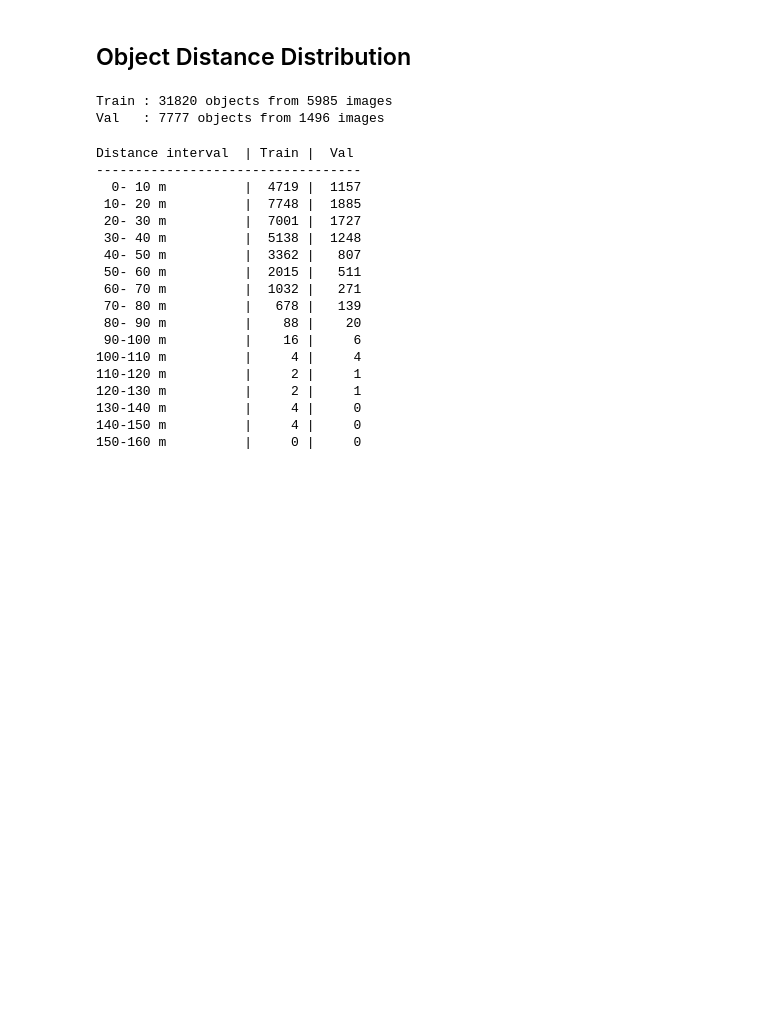
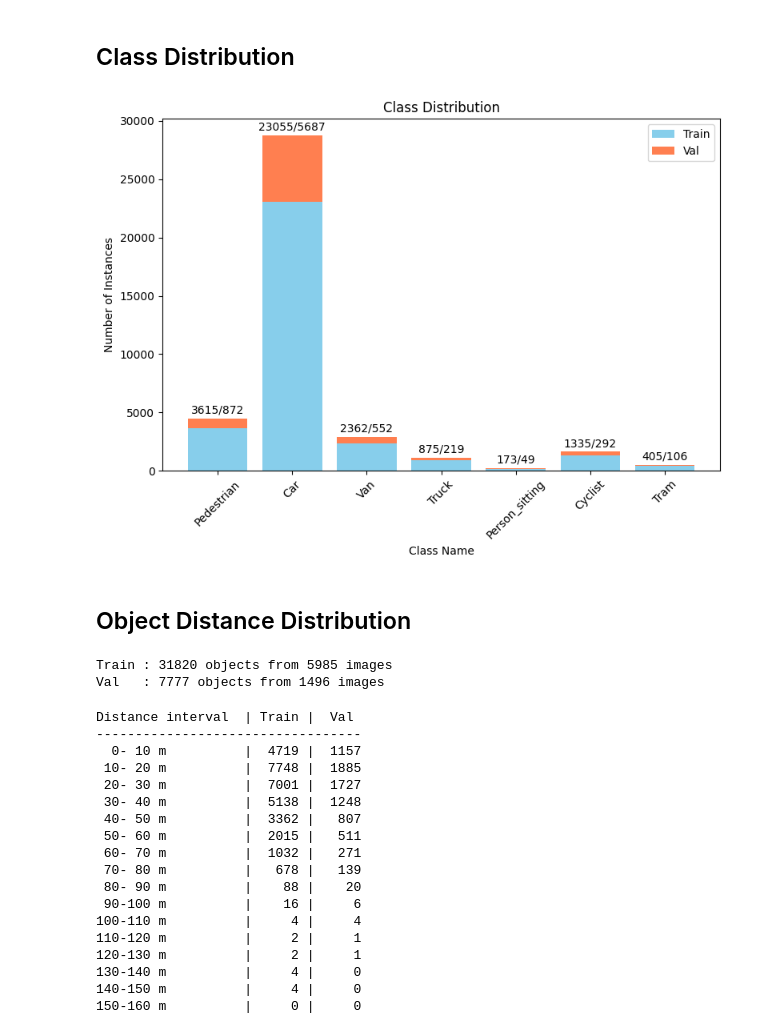
Before and after one commit to daflh/ultralytics-yolo-dist, a Jupyter notebook: dataset_analysis.ipynb, the cells around one changed output. Cells and saved outputs as stored; diff of their text form; code cells hidden in the pictures; blank space fills up the shorter version.

```diff
--- a/dataset_analysis.ipynb
+++ b/dataset_analysis.ipynb
@@ -28,3 +28,47 @@ Scanning D:\UGM\tugas akhir\datasets\KITTI2017\labels\val.cache... 1496 images,
+# %% [markdown]
+## Class Distribution
+# %%
+from collections import Counter
+
+labels = ['Pedestrian', 'Car', 'Van', 'Truck', 'Person_sitting', 'Cyclist', 'Tram']
+
+def get_counts(dataset):
+    classes = [label['cls'][:, 0] for label in dataset.labels]
+    if len(classes) == 0: return Counter()
+    classes = np.concatenate(classes).astype(int)
+    return Counter(classes)
+
+train_counts = get_counts(train_dataset)
+val_counts = get_counts(val_dataset)
+
+# Ensures all classes are represented even if missing in one set
+all_ids = sorted(set(train_counts.keys()) | set(val_counts.keys()))
+t_vals = [train_counts[i] for i in all_ids]
+v_vals = [val_counts[i] for i in all_ids]
+
+plt.figure(figsize=(8, 6))
+
+# Create stacked bars
+p1 = plt.bar(labels, t_vals, color='skyblue', label='Train')
+p2 = plt.bar(labels, v_vals, bottom=t_vals, color='coral', label='Val')
+
+for i in range(len(labels)):
+    total_height = t_vals[i] + v_vals[i]
+    # Label format: train_num / val_num
+    plt.text(i, total_height + (max(t_vals)*0.01),
+                f"{t_vals[i]}/{v_vals[i]}",
+                ha='center', va='bottom', fontsize=10)
+
+plt.xlabel('Class Name')
+plt.ylabel('Number of Instances')
+plt.title('Class Distribution')
+plt.xticks(rotation=45)
+plt.legend()
+
+plt.tight_layout()
+plt.show()
+# %% [output]
+[figure, added]
 # %% [markdown]
 ## Object Distance Distribution
 # %%
```
Also changed, not shown: parts of 5 cells of this notebook, 6 other files.
